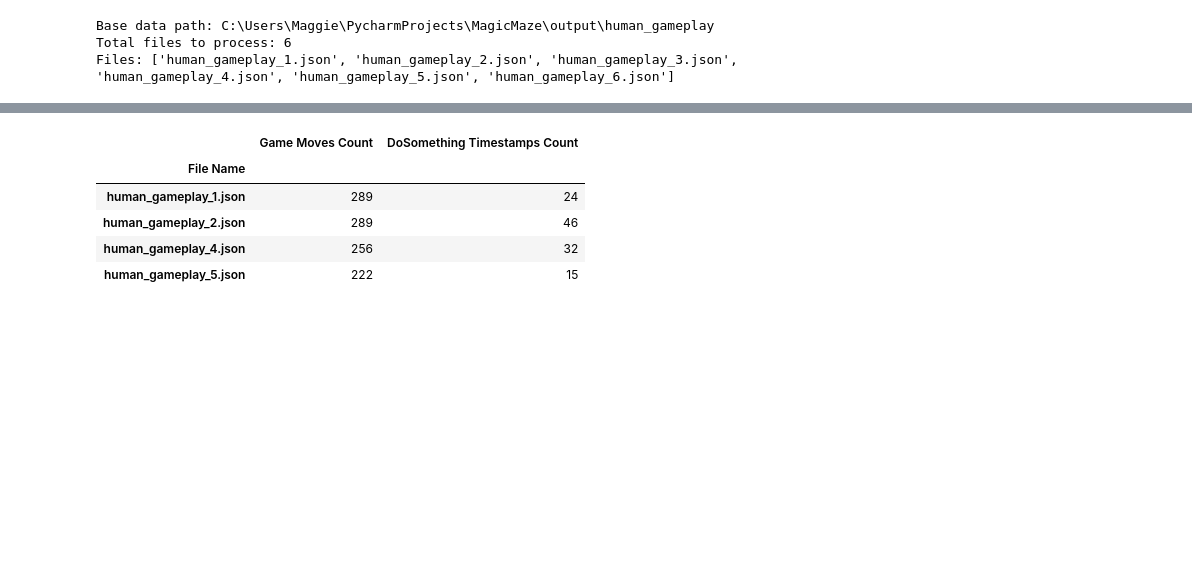
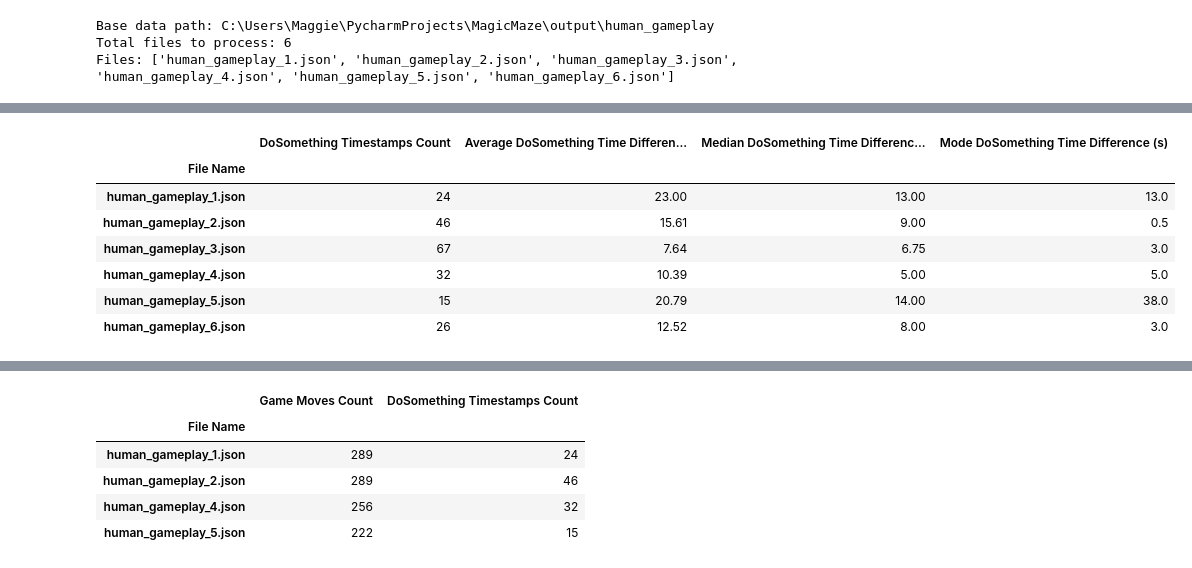
Before and after one commit to 304125/MagicMaze, a Jupyter notebook: analysis/Analysis.ipynb, the cells around one changed output, grey strips where cells are left out. Drawn from its saved outputs; the diff is of its cells as text; code cells hidden in the pictures; blank space fills up the shorter version.

```diff
--- a/analysis/Analysis.ipynb
+++ b/analysis/Analysis.ipynb
@@ -360,0 +435,17 @@ df_human_all
+# %%
+# round all numerical columns to two decimal places
+df_human_all = df_human_all.round(2)
+# %%
+# split the df_human_all into two df: do something timestamps and game moves
+df_human_do_something = df_human_all[['DoSomething Timestamps Count', 'Average DoSomething Time Difference (s)', 'Median DoSomething Time Difference (s)', 'Mode DoSomething Time Difference (s)']]
+df_human_game_moves = df_human_all[['Game Moves Count', 'Average Move Time Difference (s)', 'Median Move Time Difference (s)', 'Mode Move Time Difference (s)']]
+df_human_do_something
+# %% [output]
+|  | DoSomething Timestamps Count | Average DoSomething Time Differen... | Median DoSomething Time Differenc... | Mode DoSomething Time Difference (s) |
+| File Name |  |  |  |  |
+| human_gameplay_1.json | 24 | 23.00 | 13.00 | 13.0 |
+| human_gameplay_2.json | 46 | 15.61 | 9.00 | 0.5 |
+| human_gameplay_3.json | 67 | 7.64 | 6.75 | 3.0 |
+| human_gameplay_4.json | 32 | 10.39 | 5.00 | 5.0 |
+| human_gameplay_5.json | 15 | 20.79 | 14.00 | 38.0 |
+| human_gameplay_6.json | 26 | 12.52 | 8.00 | 3.0 |
```
Also changed, not shown: parts of 3 cells of this notebook, 12 other files.
